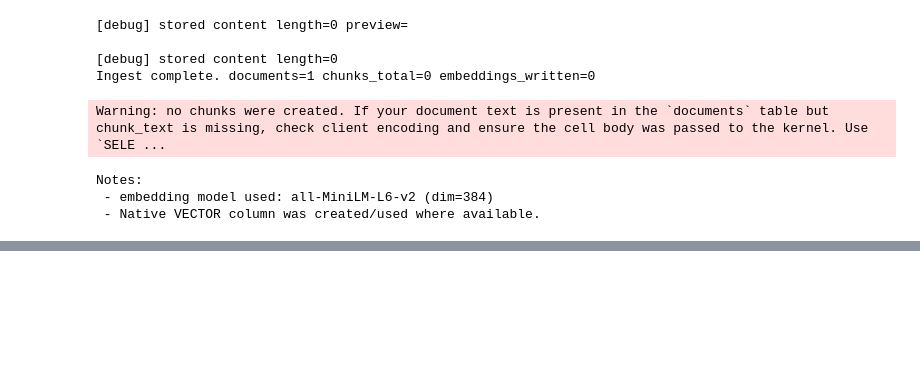
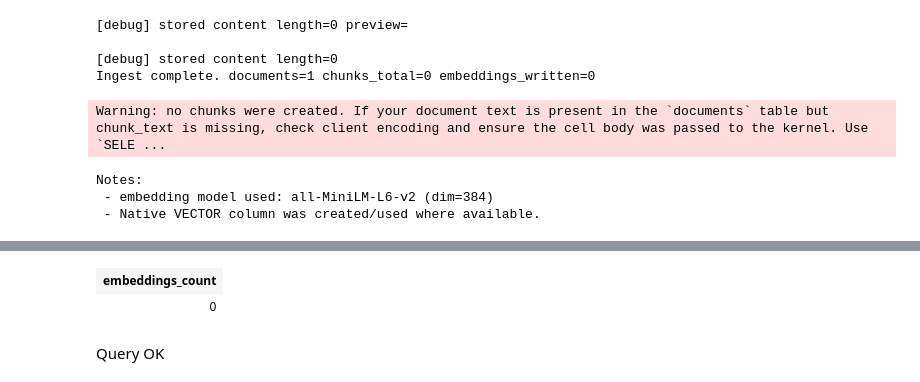
Before and after one commit to JainSneha6/mariadb_kernel, a Jupyter notebook: Untitled.ipynb, the cells around one changed output, grey strips where cells are left out. Saved outputs shown, nothing was run; the diff lists cells and outputs as text; code cells hidden in the pictures; blank space fills up the shorter version.

```diff
--- a/Untitled.ipynb
+++ b/Untitled.ipynb
@@ -927,0 +1035,9 @@ Notes:
+# %%
+SELECT COUNT(*) AS embeddings_count FROM embeddings;
+# %% [output]
+| embeddings_count |
+| 0 |
+# %%
+drop table embeddings;
+# %% [output]
+Query OK
```
Also changed, not shown: parts of 12 cells of this notebook, 6 other files.
